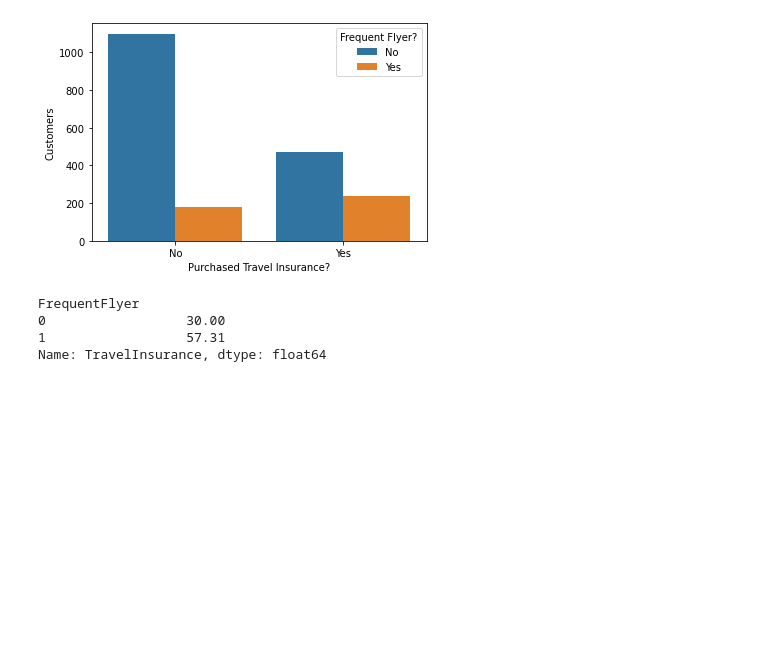
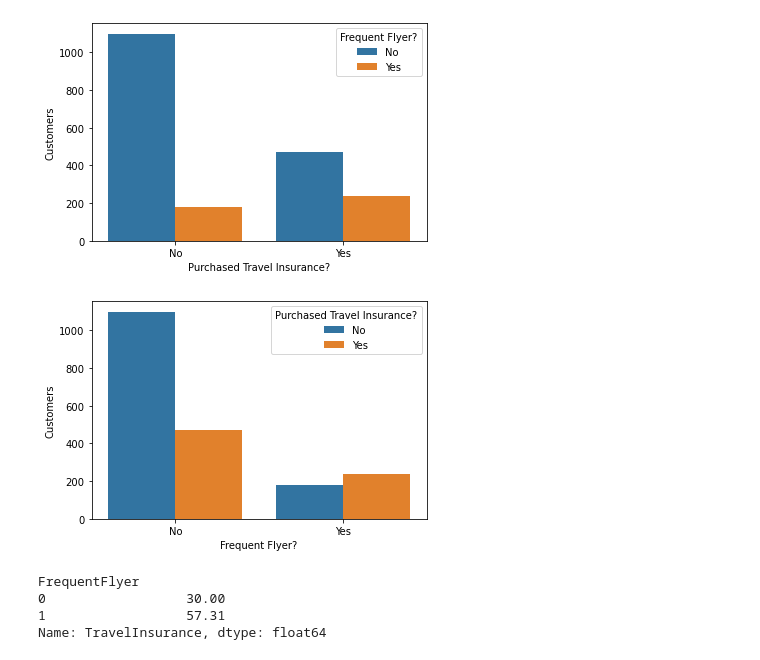
Before and after one commit to teruki-i/travel_insurance_case_study, a Jupyter notebook: travel_insurance_customers.ipynb, the cells around one changed output. Cells and saved outputs as stored; diff of their text form; code cells hidden in the pictures; blank space fills up the shorter version.

Commit message:
created additional plots

```diff
--- a/travel_insurance_customers.ipynb
+++ b/travel_insurance_customers.ipynb
@@ -374,6 +374,18 @@ plt.savefig("resources/ins_emp_freq_flyers.png", bbox_inches="tight", facecolor=
 plt.show()
 # %% [output]
 [figure]
+# %%
+# create count plot to distinguish frequent flyers, separating out travel insurance buyers and non-buyers
+
+sns.countplot(hue="TravelInsurance", x="FrequentFlyer", data=df)
+plt.ylabel("Customers")
+plt.legend(title="Purchased Travel Insurance?")
+plt.xlabel("Frequent Flyer?")
+plt.savefig("resources/freq_flyers_ins.png", bbox_inches="tight", facecolor="w")
+
+plt.show()
+# %% [output]
+[figure, added]
 # %%
 # calculate percentage of frequent flyers & non-frequent flyers who purchased travel insurance
 df_transf.groupby("FrequentFlyer")["TravelInsurance"].mean()*100
```
Also changed, not shown: parts of 1 cell of this notebook.
